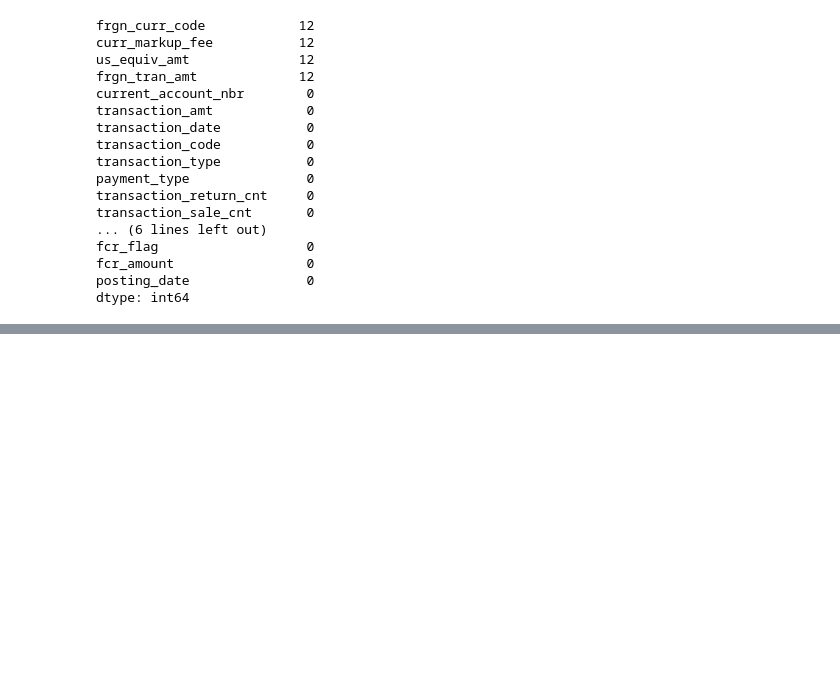
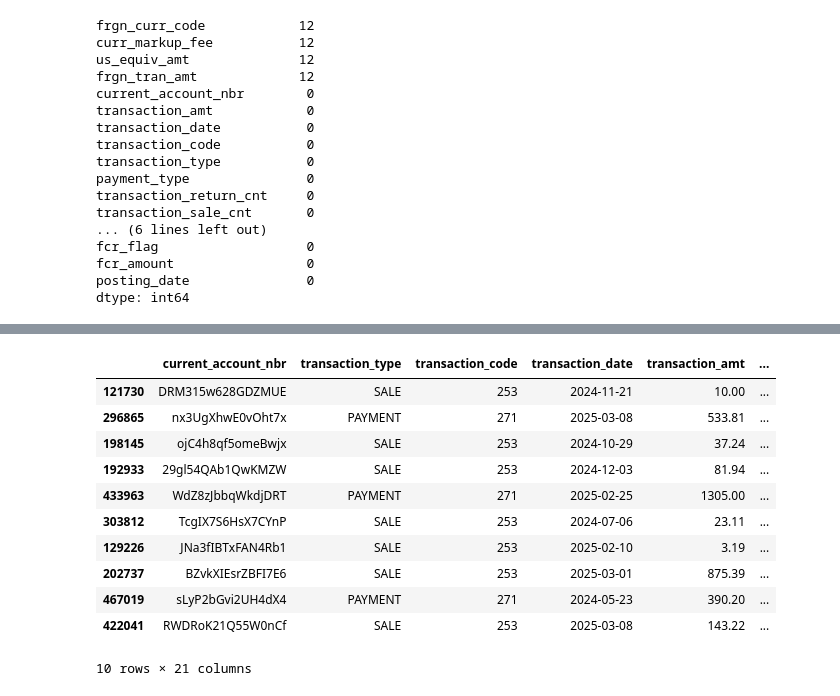
Before and after one commit to hazelLu6/synchrony-datathon-2025-alt-f4, a Jupyter notebook: data_cleaning/cleaning_transaction_fact.ipynb, the cells around one changed output, grey strips where cells are left out. Cells and saved outputs as stored; diff of their text form; code cells hidden in the pictures; blank space fills up the shorter version.

```diff
--- a/data_cleaning/cleaning_transaction_fact.ipynb
+++ b/data_cleaning/cleaning_transaction_fact.ipynb
@@ -116,0 +127,5 @@ dtype: int64
+# %%
+df["transaction_date"] = pd.to_datetime(df["transaction_date"])
+df["adj_orgn_tran_dt"] = pd.to_datetime(df["adj_orgn_tran_dt"])
+df["posting_date"] = pd.to_datetime(df["posting_date"])
+df.dtypes
@@ -116,0 +150,15 @@ dtype: int64
+# %%
+df.sample(10)
+# %% [output]
+|  | current_account_nbr | transaction_type | transaction_code | transaction_date | transaction_amt | ... |
+| 121730 | DRM315w628GDZMUE | SALE | 253 | 2024-11-21 | 10.00 | ... |
+| 296865 | nx3UgXhwE0vOht7x | PAYMENT | 271 | 2025-03-08 | 533.81 | ... |
+| 198145 | ojC4h8qf5omeBwjx | SALE | 253 | 2024-10-29 | 37.24 | ... |
+| 192933 | 29gl54QAb1QwKMZW | SALE | 253 | 2024-12-03 | 81.94 | ... |
+| 433963 | WdZ8zJbbqWkdjDRT | PAYMENT | 271 | 2025-02-25 | 1305.00 | ... |
+| 303812 | TcgIX7S6HsX7CYnP | SALE | 253 | 2024-07-06 | 23.11 | ... |
+| 129226 | JNa3fIBTxFAN4Rb1 | SALE | 253 | 2025-02-10 | 3.19 | ... |
+| 202737 | BZvkXIEsrZBFI7E6 | SALE | 253 | 2025-03-01 | 875.39 | ... |
+| 467019 | sLyP2bGvi2UH4dX4 | PAYMENT | 271 | 2024-05-23 | 390.20 | ... |
+| 422041 | RWDRoK21Q55W0nCf | SALE | 253 | 2025-03-08 | 143.22 | ... |
+10 rows × 21 columns
```
Also changed, not shown: parts of 2 cells of this notebook, 3 other files.
